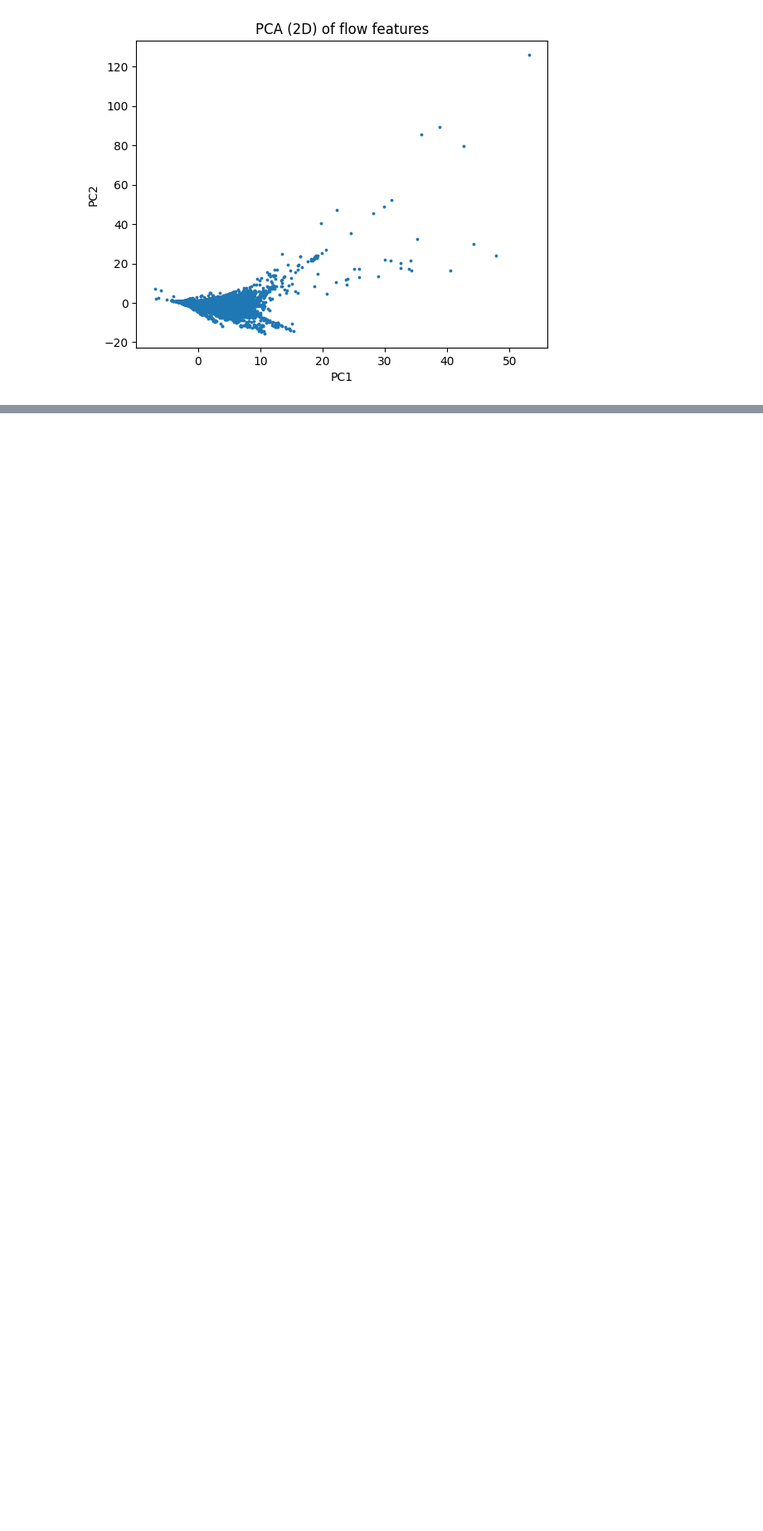
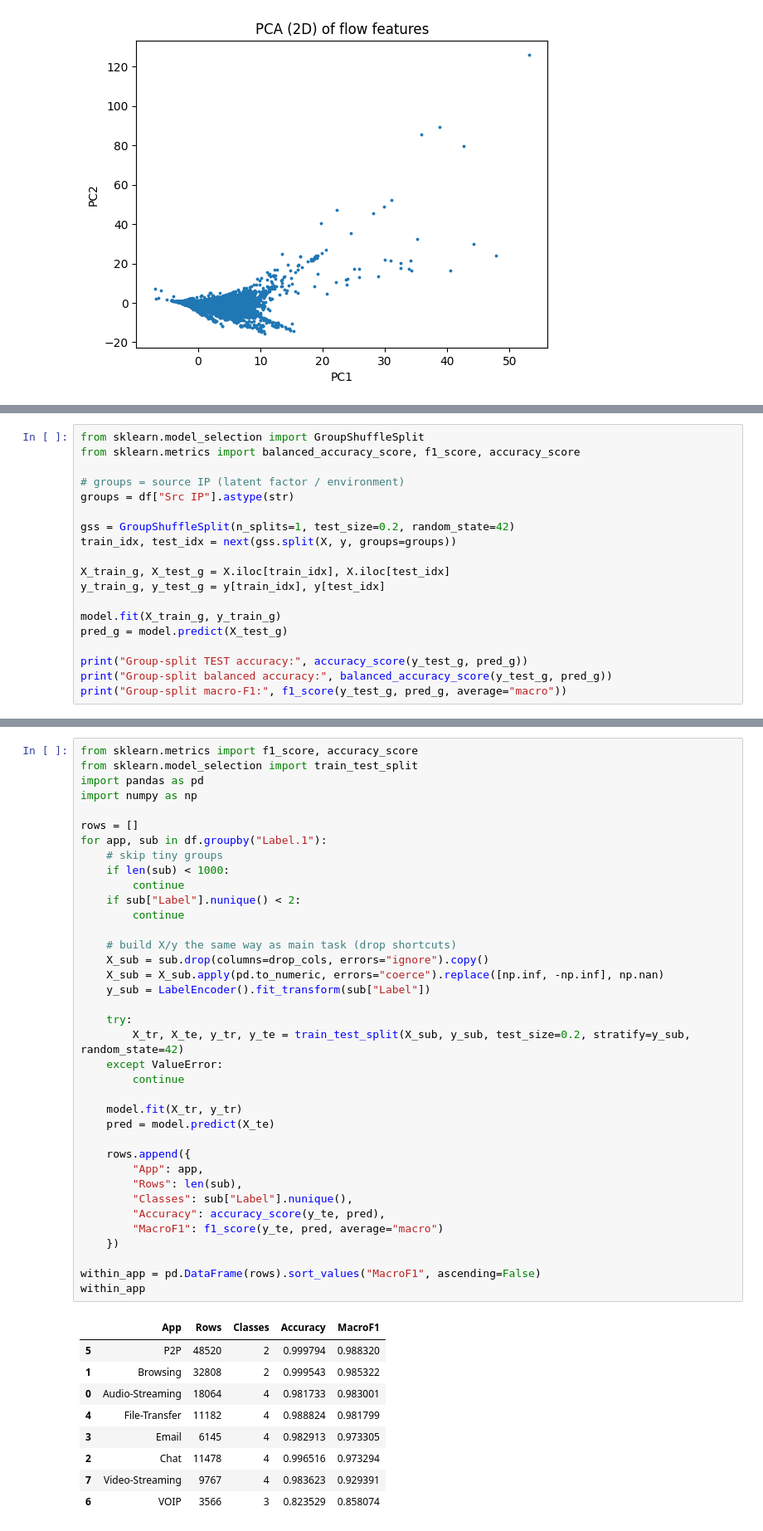
Before and after one commit to jaspindersingh919/CS4403-Project, a Jupyter notebook: Code/CS4403_Project_Notebook.ipynb, the cells around one changed output, grey strips where cells are left out. Shown at 83% size. Drawn from its saved outputs; the diff is of its cells as text; blank space fills up the shorter version.

```diff
--- a/Code/CS4403_Project_Notebook.ipynb
+++ b/Code/CS4403_Project_Notebook.ipynb
@@ -310,0 +442,19 @@ plt.show()
+# %%
+from sklearn.model_selection import GroupShuffleSplit
+from sklearn.metrics import balanced_accuracy_score, f1_score, accuracy_score
+
+# groups = source IP (latent factor / environment)
+groups = df["Src IP"].astype(str)
+
+gss = GroupShuffleSplit(n_splits=1, test_size=0.2, random_state=42)
+train_idx, test_idx = next(gss.split(X, y, groups=groups))
+
+X_train_g, X_test_g = X.iloc[train_idx], X.iloc[test_idx]
+y_train_g, y_test_g = y[train_idx], y[test_idx]
+
+model.fit(X_train_g, y_train_g)
+pred_g = model.predict(X_test_g)
+
+print("Group-split TEST accuracy:", accuracy_score(y_test_g, pred_g))
+print("Group-split balanced accuracy:", balanced_accuracy_score(y_test_g, pred_g))
+print("Group-split macro-F1:", f1_score(y_test_g, pred_g, average="macro"))
@@ -310,0 +477,47 @@ plt.show()
+# %%
+from sklearn.metrics import f1_score, accuracy_score
+from sklearn.model_selection import train_test_split
+import pandas as pd
+import numpy as np
+
+rows = []
+for app, sub in df.groupby("Label.1"):
+    # skip tiny groups
+    if len(sub) < 1000:
+        continue
+    if sub["Label"].nunique() < 2:
+        continue
+
+    # build X/y the same way as main task (drop shortcuts)
+    X_sub = sub.drop(columns=drop_cols, errors="ignore").copy()
+    X_sub = X_sub.apply(pd.to_numeric, errors="coerce").replace([np.inf, -np.inf], np.nan)
+    y_sub = LabelEncoder().fit_transform(sub["Label"])
+
+    try:
+        X_tr, X_te, y_tr, y_te = train_test_split(X_sub, y_sub, test_size=0.2, stratify=y_sub, random_state=42)
+    except ValueError:
+        continue
+
+    model.fit(X_tr, y_tr)
+    pred = model.predict(X_te)
+
+    rows.append({
+        "App": app,
+        "Rows": len(sub),
+        "Classes": sub["Label"].nunique(),
+        "Accuracy": accuracy_score(y_te, pred),
+        "MacroF1": f1_score(y_te, pred, average="macro")
+    })
+
+within_app = pd.DataFrame(rows).sort_values("MacroF1", ascending=False)
+within_app
+# %% [output]
+|  | App | Rows | Classes | Accuracy | MacroF1 |
+| 5 | P2P | 48520 | 2 | 0.999794 | 0.988320 |
+| 1 | Browsing | 32808 | 2 | 0.999543 | 0.985322 |
+| 0 | Audio-Streaming | 18064 | 4 | 0.981733 | 0.983001 |
+| 4 | File-Transfer | 11182 | 4 | 0.988824 | 0.981799 |
+| 3 | Email | 6145 | 4 | 0.982913 | 0.973305 |
+| 2 | Chat | 11478 | 4 | 0.996516 | 0.973294 |
+| 7 | Video-Streaming | 9767 | 4 | 0.983623 | 0.929391 |
+| 6 | VOIP | 3566 | 3 | 0.823529 | 0.858074 |
```
Also changed, not shown: parts of 23 cells of this notebook.
